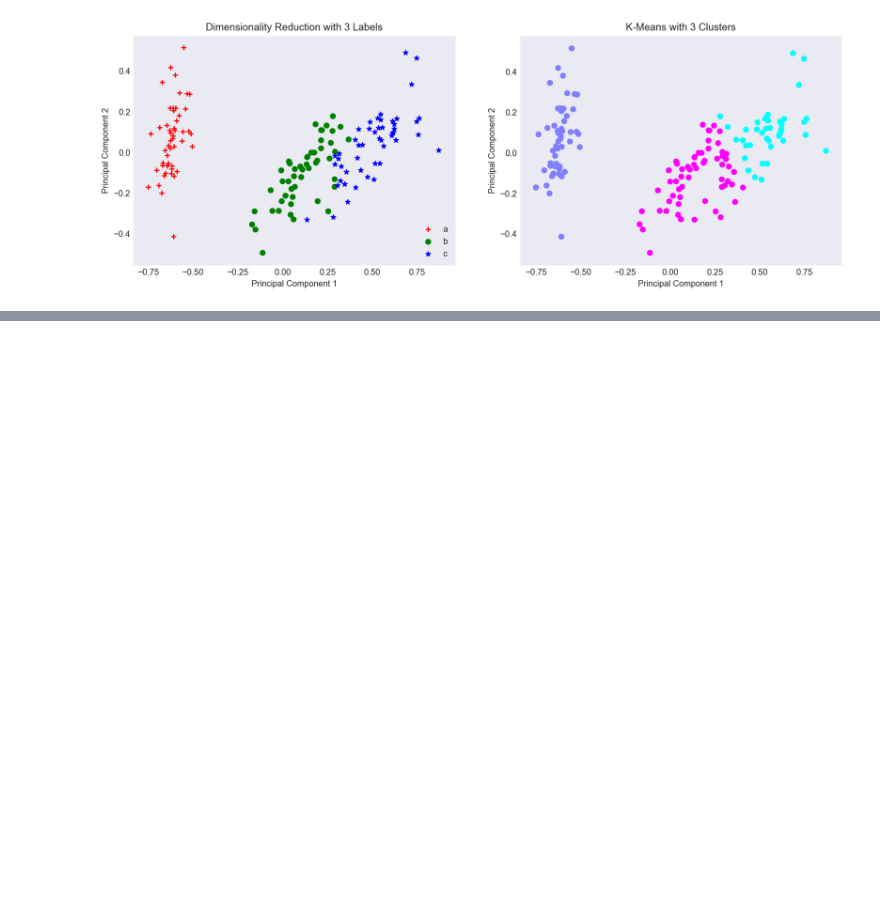
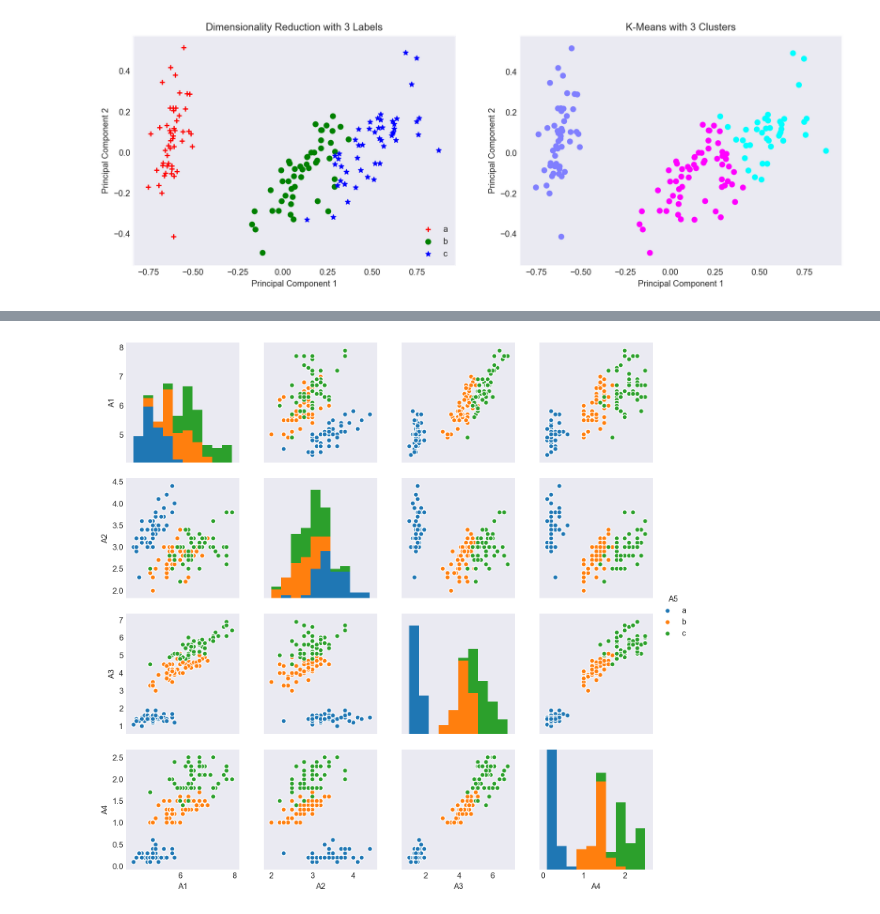
Before and after one commit to factorwonk/bcgdv, a Jupyter notebook: 3. BCGDV Clustering Updated.ipynb, the cells around one changed output, grey strips where cells are left out. Cells and saved outputs as stored; diff of their text form; code cells hidden in the pictures; blank space fills up the shorter version.

```diff
--- a/3. BCGDV Clustering Updated.ipynb
+++ b/3. BCGDV Clustering Updated.ipynb
@@ -313,0 +318,5 @@ None
+# %%
+sns.pairplot(original_df, hue='A5')
+None
+# %% [output]
+[figure, added]
```
Also changed, not shown: parts of 7 cells of this notebook.
